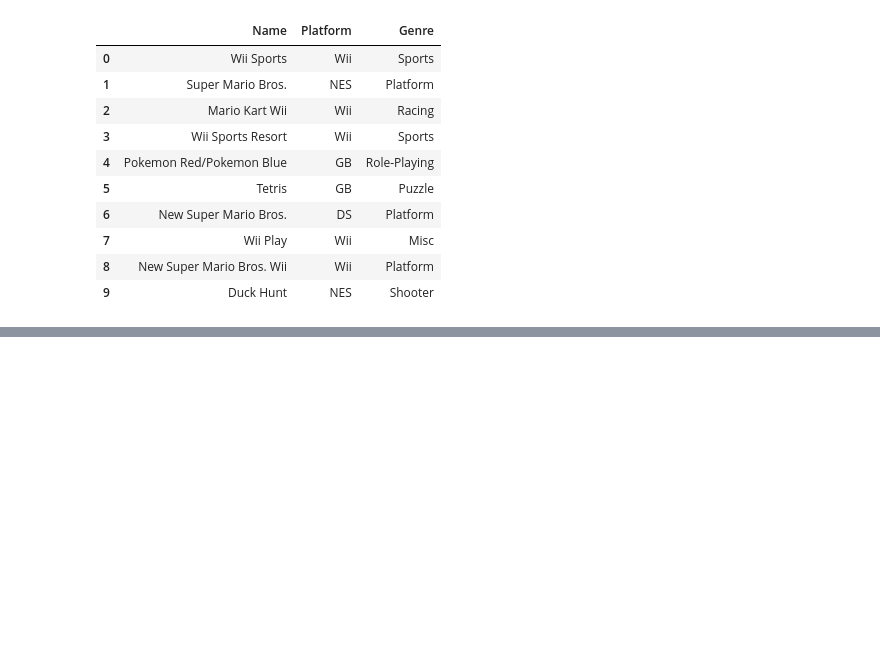
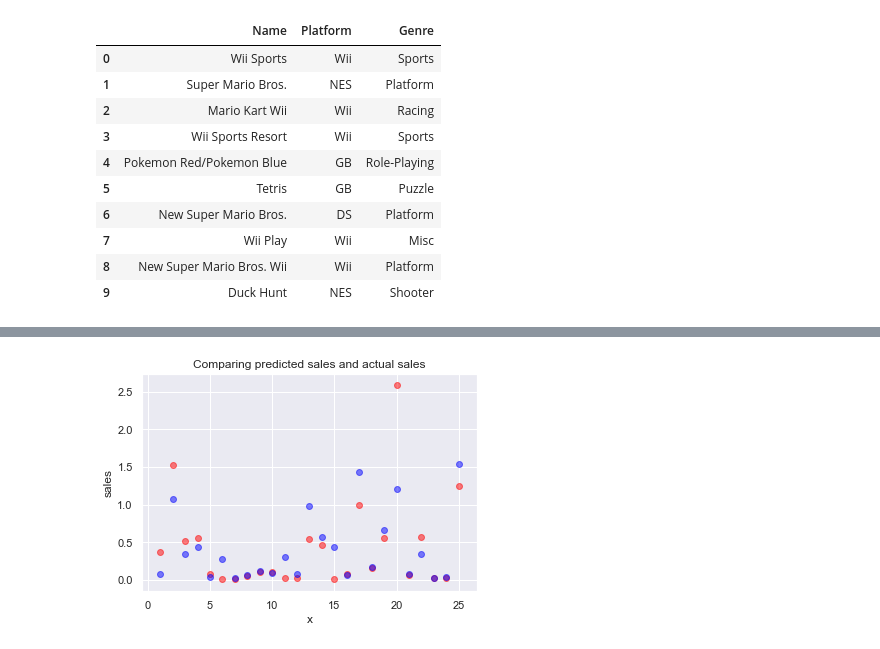
Before and after one commit to albert6051/csc59970-project, a Jupyter notebook: Predicting_GlobalSales_Using_Platform_Genre.ipynb, the cells around one changed output, grey strips where cells are left out. Cells and saved outputs as stored; diff of their text form; code cells hidden in the pictures; blank space fills up the shorter version.

Commit message:
using NA_Sales also JP_Sales

```diff
--- a/Predicting_GlobalSales_Using_Platform_Genre.ipynb
+++ b/Predicting_GlobalSales_Using_Platform_Genre.ipynb
@@ -390,0 +465,17 @@ result.sample(10)
+# %%
+# The best result is obtained when n_neighbor is at 6
+# Now we are going to show the comparison between predicted
+# value and the actual value
+knn = KNeighborsRegressor(n_neighbors=6)
+knn.fit(X_train, y_train)
+y_pred = knn.predict(X_test)
+# putting the actual sales, predicted sales and the difference together
+data = {'Actual Sales': y_test,
+        'Predicted Sales': y_pred,
+        'difference': y_test - y_pred}
+result = pd.DataFrame(data)
+# get the Name, Platform, Genre and NA_Sales
+temp = df.drop(columns=['Rank', 'Year', 'Publisher', 'EU_Sales', 'JP_Sales', 'Other_Sales', 'Global_Sales'])
+# merge them together
+result = pd.merge(temp, result, left_index=True, right_index=True, how='outer').dropna()
+result.sample(10)
@@ -391 +494,14 @@ result.sample(10)
+# %%
+random_25 = result.sample(25, random_state=9)
+x = [i+1 for i in range(25)]
+y1 = list(random_25['Actual Sales'])
+y2 = list(random_25['Predicted Sales'])
+plt.scatter(x, y1, c='red', alpha=0.5)
+plt.scatter(x, y2, c='blue', alpha=0.5)
+plt.title('Comparing predicted sales and actual sales')
+plt.xlabel('x')
+plt.ylabel('sales')
+plt.show()
+# %% [output]
+[figure, added]
 # %%
```
Also changed, not shown: parts of 16 cells of this notebook.
